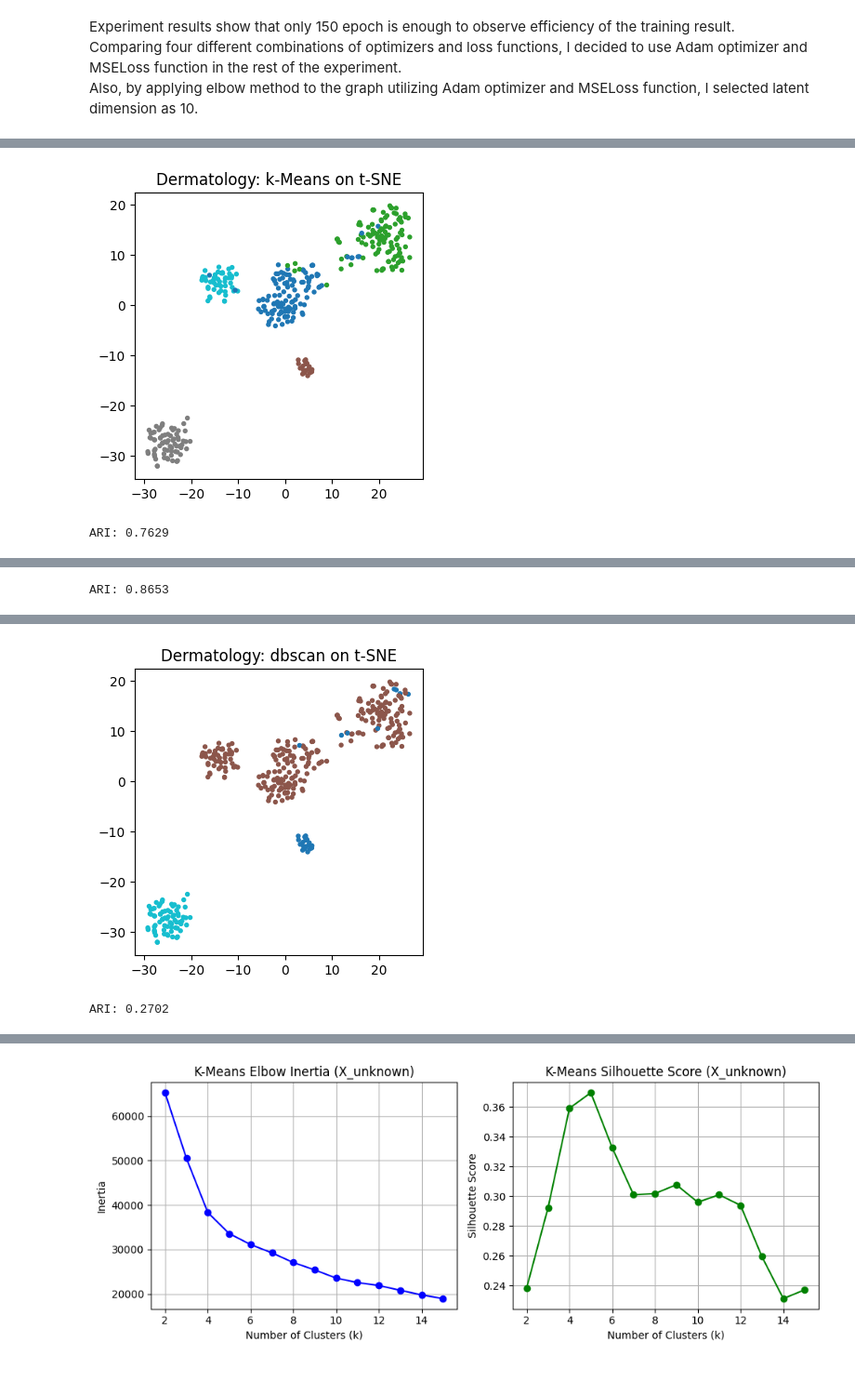
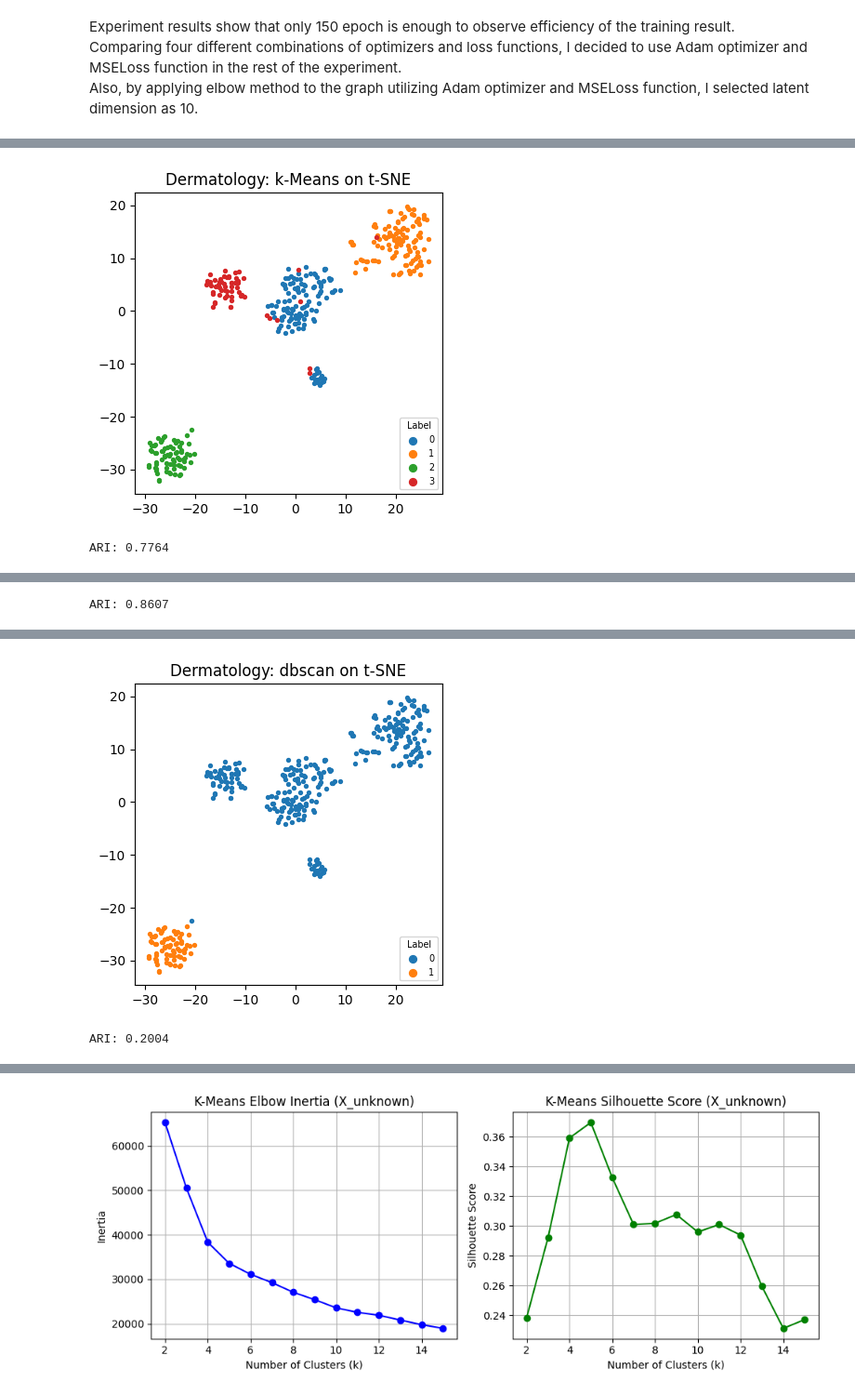
Before and after one commit to hanes1207/machine_learning_basics_and_practices, a Jupyter notebook: Assignment2/Task2.ipynb, the cells around one changed output, grey strips where cells are left out. Shown at 93% size. Saved outputs shown, nothing was run; the diff lists cells and outputs as text; code cells hidden in the pictures.

```diff
--- a/Assignment2/Task2.ipynb
+++ b/Assignment2/Task2.ipynb
@@ -419,14 +446,13 @@ dbscan_heatmap(X_ae, eps_vals, min_samples_vals, dataset_name="AE")
 # ---------- 7. Final clustering (student-chosen params) ----------
 # TODO: run k-Means, Agglomerative, DBSCAN with the parameters you selected
 # k-Means
-best_k_kmeans = 5
-best_k_agg = 5
+best_k_kmeans = 4
+best_k_agg = 6
 best_method = 'ward'
-eps_val = 4.0
-min_samples_val = 16
+eps_val = 1.27777
+min_samples_val = 4
 
-# X_ae = train_ae(X_std, latent_dim=10, epochs=100, optimizer=optim.Adam, criterion=nn.MSELoss, generator=g)[0]
-X_final = X_ae
+X_final = X_ae_minmax
 
 # ---------- kMeans ----------
 kmeans = KMeans(n_clusters=best_k_kmeans, random_state=42)
@@ -443,8 +469,14 @@ labels_db = db.fit_predict(X_final)  # -1: noise
 # ---------- 8. Visualisation helper ----------
 def scatter_2d(X2, labels, title):
     plt.figure(figsize=(4, 4))
-    plt.scatter(X2[:, 0], X2[:, 1], c=labels, cmap="tab10", s=8)
+    unique_labels = np.unique(labels)
+    for lbl in unique_labels:
+        plt.scatter(X2[labels == lbl, 0], X2[labels == lbl, 1],
+                    label=str(lbl), s=8)
+
     plt.title(title)
+    plt.legend(title="Label", loc="lower right", fontsize="x-small", title_fontsize="x-small", markerscale=2)
+    plt.tight_layout()
     plt.show()
 
 # evaluate clustering result using Adjusted Rand Index(ARI) metric
@@ -468,4 +500,7 @@ evaluate_clustering(y_true, labels_agg, "K-agglomerative")
 scatter_2d(X_pca, labels_db, "Dermatology: dbscan on PCA")
 scatter_2d(TSNE_X, labels_db, "Dermatology: dbscan on t-SNE")
 evaluate_clustering(y_true, labels_db, "dbscan")
+
+scatter_2d(X_pca, y_true, "Dermatology: ground Truth on PCA")
+scatter_2d(TSNE_X, y_true, "Dermatology: ground Truth on t-SNE")
 # %% [output]
@@ -473,2 +508,2 @@ evaluate_clustering(y_true, labels_db, "dbscan")
-[figure, old version]
+[figure, new version]
-ARI: 0.7629
+ARI: 0.7764
@@ -477 +512 @@ ARI: 0.7629
-ARI: 0.8653
+ARI: 0.8607
@@ -479,2 +514,2 @@ ARI: 0.8653
-[figure, old version]
+[figure, new version]
-ARI: 0.2702
+ARI: 0.2004
```
Also changed, not shown: parts of 9 cells of this notebook.
